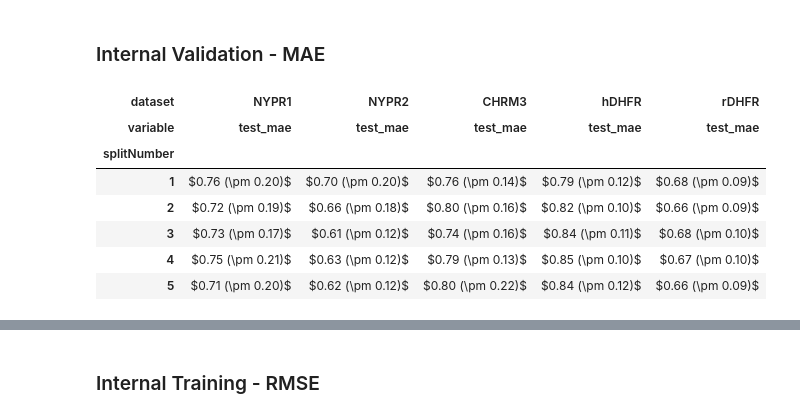
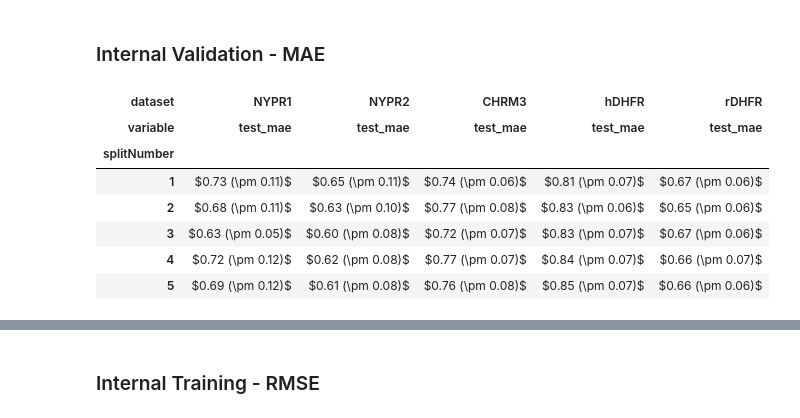
Before and after one commit to KISysBio/modSAR, a Jupyter notebook: processing/notebooks/Manuscript Figures and Tables.ipynb, the cells around one changed output, grey strips where cells are left out. Saved outputs shown, nothing was run; the diff lists cells and outputs as text; code cells hidden in the pictures.

```diff
--- a/processing/notebooks/Manuscript Figures and Tables.ipynb
+++ b/processing/notebooks/Manuscript Figures and Tables.ipynb
@@ -149,6 +149,12 @@ def internal_training_results(data, cols=['train_mae']):
         {feat: '$%.2f (\pm %.2f)$' % (np.mean(data[feat]), np.std(data[feat]))
                       for feat in cols}
     )
+
+def median_MAE_results(data, cols=['train_mae']):
+    return pd.Series(
+        {feat: '$%.2f (\pm %.2f)$' % (np.median(data[feat]), np.median(abs(data[feat] - np.median(data[feat]))))
+                      for feat in cols}
+    )
 # %% [markdown]
 ### Internal Training - MAE
 # %%
@@ -176,19 +196,19 @@ training_df
 # %%
 training_df = \
     dataset_results.query('internal == True & algorithm == "modSAR"')\
     .groupby(['dataset', 'splitNumber'])\
-    .apply(lambda x: internal_training_results(x, cols=['test_mae']))
+    .apply(lambda x: median_MAE_results(x, cols=['test_mae']))
 
 training_df = \
     training_df.reset_index().melt(id_vars=['dataset', 'splitNumber'])\
     .pivot_table(values='value', index='splitNumber', columns=['dataset', 'variable'], aggfunc='first')
 training_df
 # %% [output]
 | dataset | NYPR1 | NYPR2 | CHRM3 | hDHFR | rDHFR |
 | variable | test_mae | test_mae | test_mae | test_mae | test_mae |
 | splitNumber |  |  |  |  |  |
-| 1 | $0.76 (\pm 0.20)$ | $0.70 (\pm 0.20)$ | $0.76 (\pm 0.14)$ | $0.79 (\pm 0.12)$ | $0.68 (\pm 0.09)$ |
-| 2 | $0.72 (\pm 0.19)$ | $0.66 (\pm 0.18)$ | $0.80 (\pm 0.16)$ | $0.82 (\pm 0.10)$ | $0.66 (\pm 0.09)$ |
-| 3 | $0.73 (\pm 0.17)$ | $0.61 (\pm 0.12)$ | $0.74 (\pm 0.16)$ | $0.84 (\pm 0.11)$ | $0.68 (\pm 0.10)$ |
-| 4 | $0.75 (\pm 0.21)$ | $0.63 (\pm 0.12)$ | $0.79 (\pm 0.13)$ | $0.85 (\pm 0.10)$ | $0.67 (\pm 0.10)$ |
-| 5 | $0.71 (\pm 0.20)$ | $0.62 (\pm 0.12)$ | $0.80 (\pm 0.22)$ | $0.84 (\pm 0.12)$ | $0.66 (\pm 0.09)$ |
+| 1 | $0.73 (\pm 0.11)$ | $0.65 (\pm 0.11)$ | $0.74 (\pm 0.06)$ | $0.81 (\pm 0.07)$ | $0.67 (\pm 0.06)$ |
+| 2 | $0.68 (\pm 0.11)$ | $0.63 (\pm 0.10)$ | $0.77 (\pm 0.08)$ | $0.83 (\pm 0.06)$ | $0.65 (\pm 0.06)$ |
+| 3 | $0.63 (\pm 0.05)$ | $0.60 (\pm 0.08)$ | $0.72 (\pm 0.07)$ | $0.83 (\pm 0.07)$ | $0.67 (\pm 0.06)$ |
+| 4 | $0.72 (\pm 0.12)$ | $0.62 (\pm 0.08)$ | $0.77 (\pm 0.07)$ | $0.84 (\pm 0.07)$ | $0.66 (\pm 0.07)$ |
+| 5 | $0.69 (\pm 0.12)$ | $0.61 (\pm 0.08)$ | $0.76 (\pm 0.08)$ | $0.85 (\pm 0.07)$ | $0.66 (\pm 0.06)$ |
```
Also changed, not shown: parts of 7 cells of this notebook.
